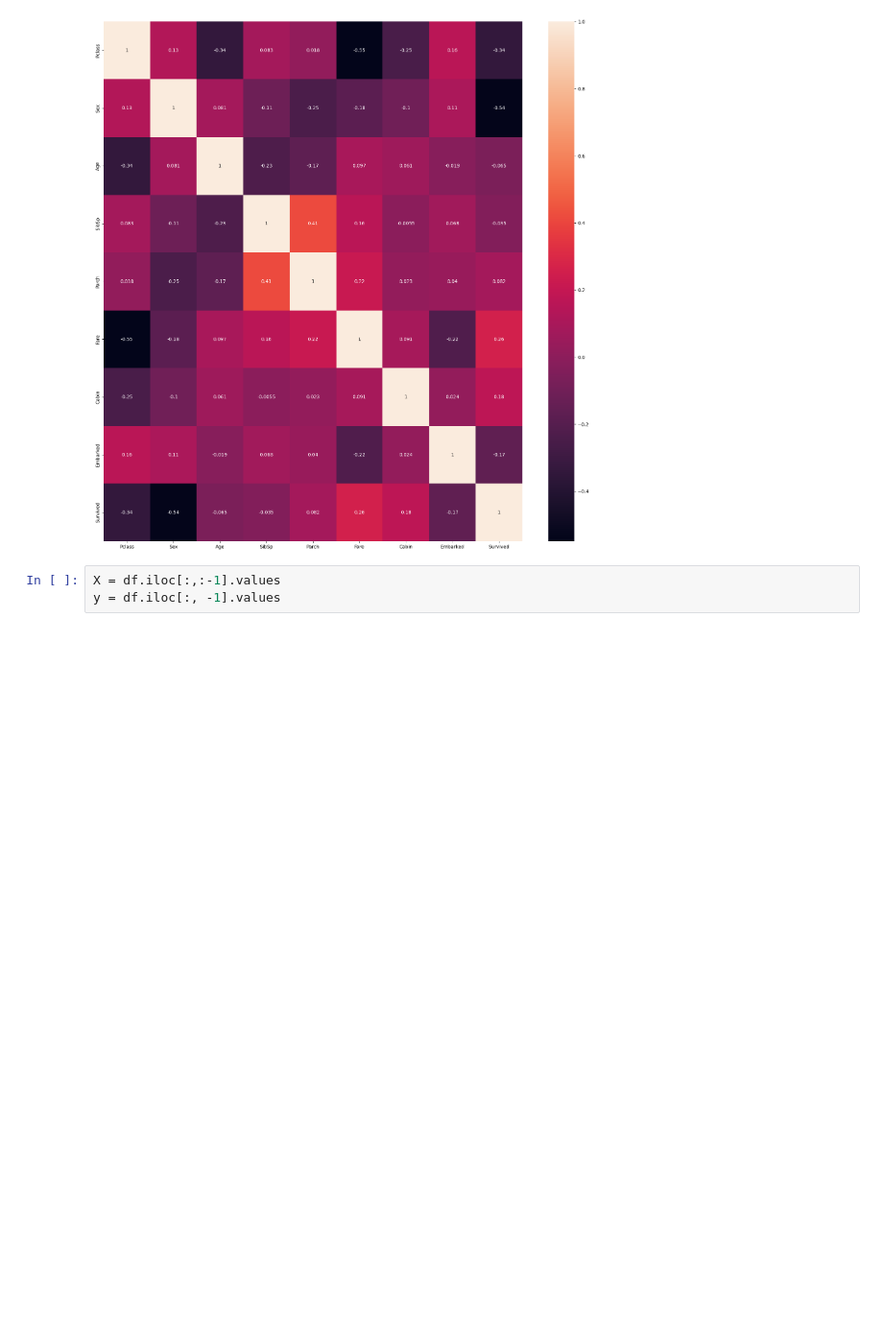
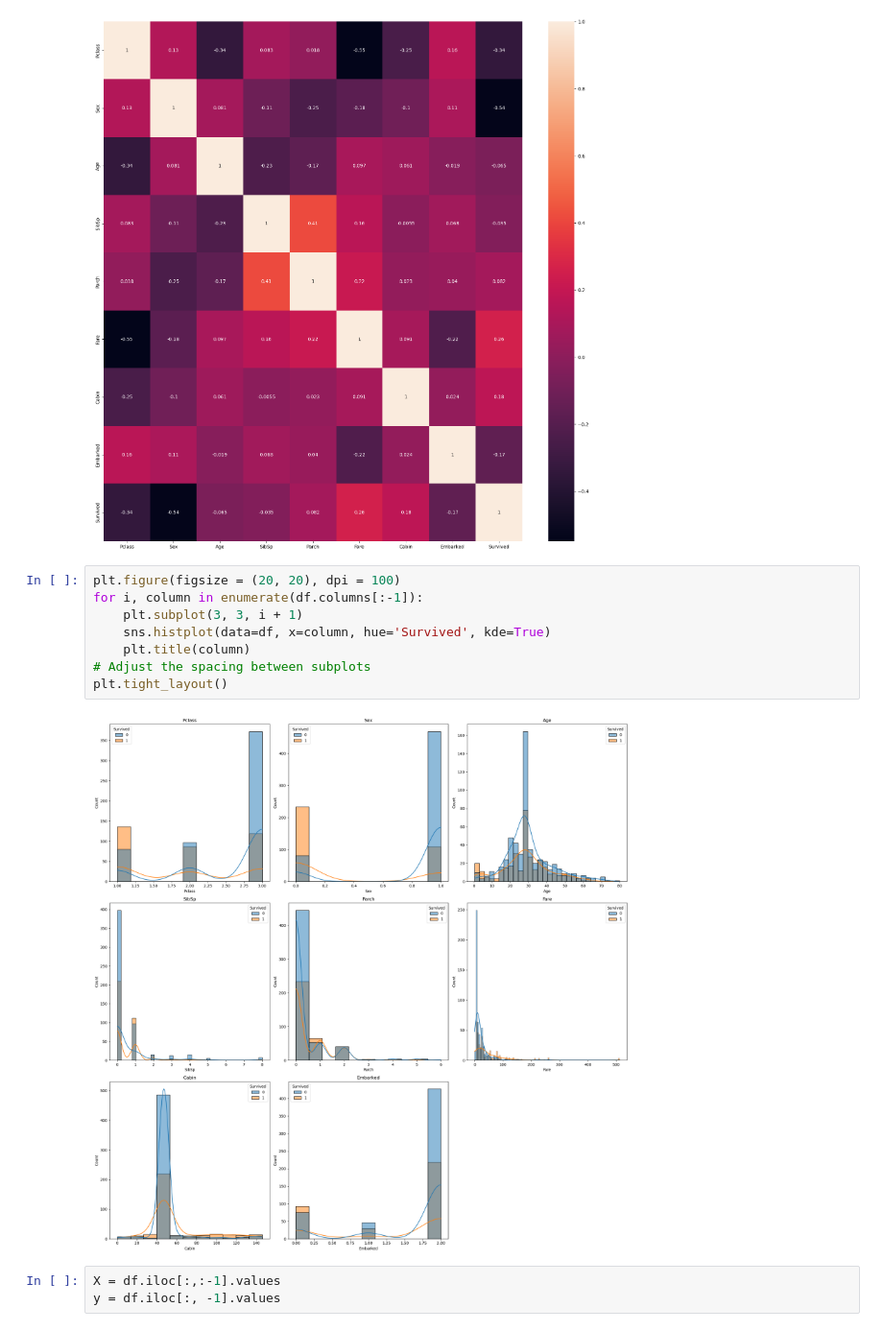
Before and after one commit to Pulak111/ADG-TASK, a Jupyter notebook: Task 1/Titanic.ipynb, the cells around one changed output. Shown at 96% size. Drawn from its saved outputs; the diff is of its cells as text; blank space fills up the shorter version.

```diff
--- a/Task 1/Titanic.ipynb
+++ b/Task 1/Titanic.ipynb
@@ -158,6 +158,16 @@ sns.heatmap(df_correlation, annot = True)
 # %% [output]
 <Axes: >
 [figure]
+# %%
+plt.figure(figsize = (20, 20), dpi = 100)
+for i, column in enumerate(df.columns[:-1]):
+    plt.subplot(3, 3, i + 1)
+    sns.histplot(data=df, x=column, hue='Survived', kde=True)
+    plt.title(column)
+# Adjust the spacing between subplots
+plt.tight_layout()
+# %% [output]
+[figure, added]
 # %%
 X = df.iloc[:,:-1].values
 y = df.iloc[:, -1].values
```
